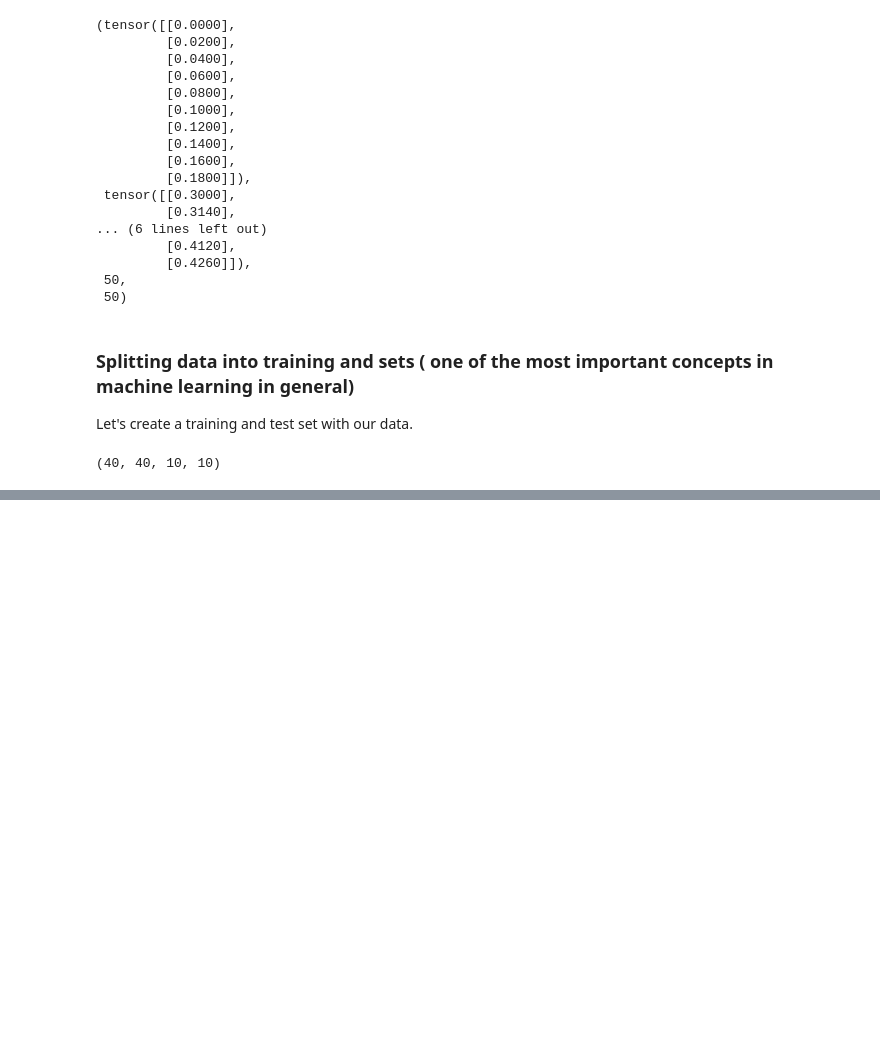
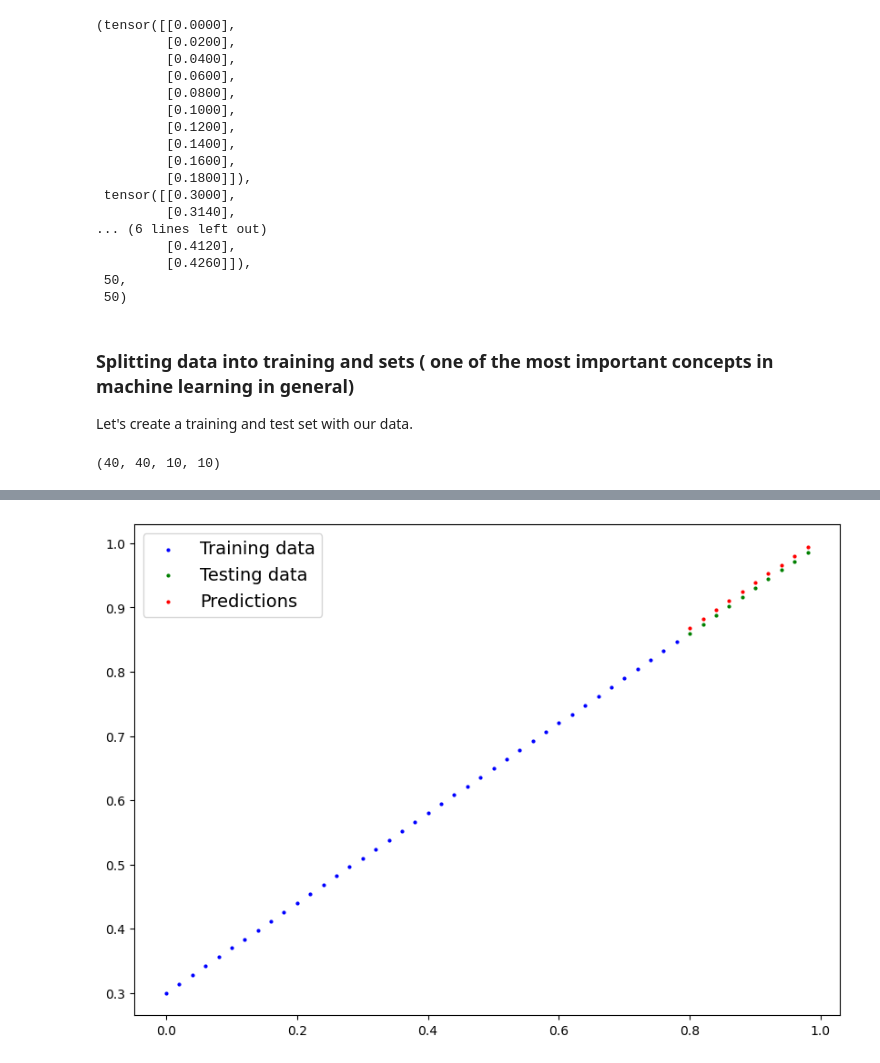
Before and after one commit to killacan/Ai-learning, a Jupyter notebook: 01_PyTorch_Workflow_Fundamentals.ipynb, the cells around one changed output, grey strips where cells are left out. Cells and saved outputs as stored; diff of their text form; code cells hidden in the pictures; blank space fills up the shorter version.

```diff
--- a/01_PyTorch_Workflow_Fundamentals.ipynb
+++ b/01_PyTorch_Workflow_Fundamentals.ipynb
@@ -87,0 +443,4 @@ len(X_train), len(y_train), len(X_test), len(y_test)
+# %%
+plot_predictions(predictions=test_pred);
+# %% [output]
+[figure, added]
```
Also changed, not shown: parts of 27 cells of this notebook.
